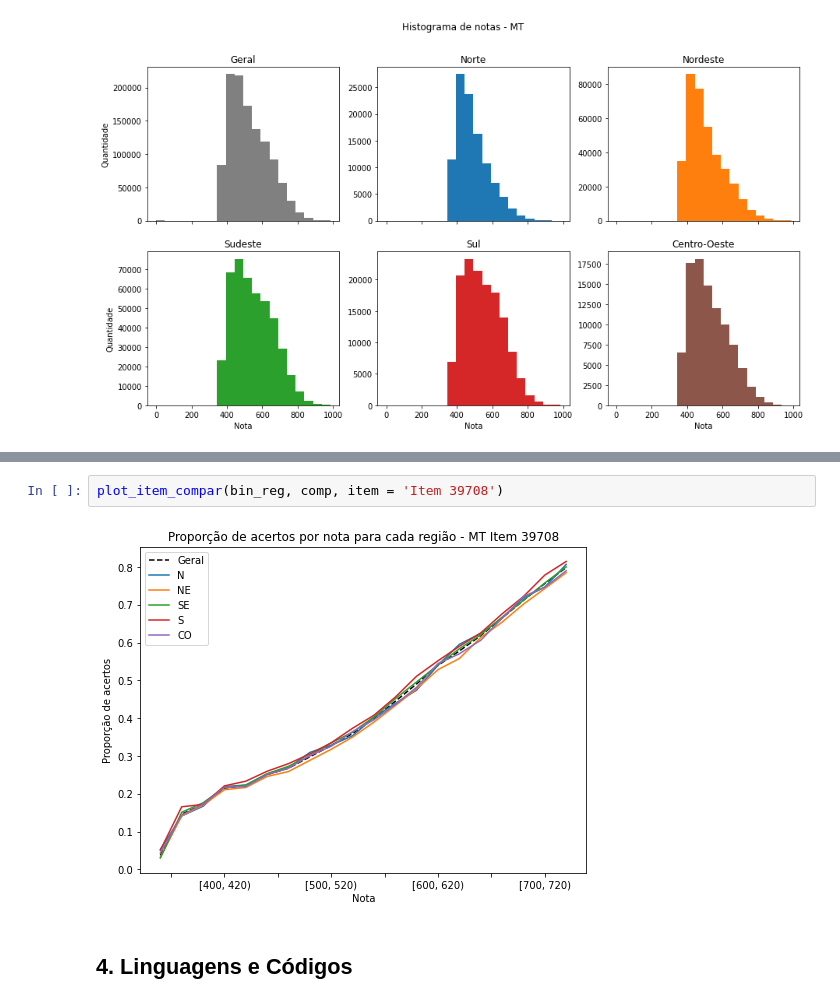
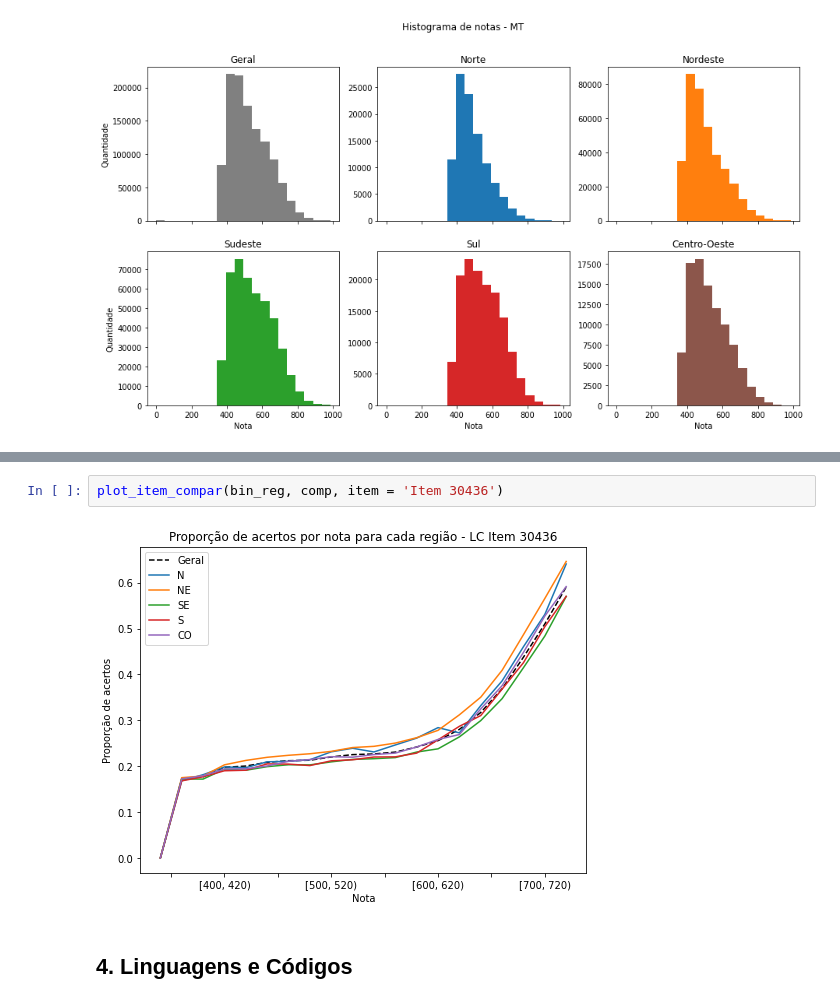
Before and after one commit to viguardieiro/ENEM_TRI, a Jupyter notebook: Notebooks/Compare Regions ENEM 2019.ipynb, the cells around one changed output, grey strips where cells are left out. Saved outputs shown, nothing was run; the diff lists cells and outputs as text.

```diff
--- a/Notebooks/Compare Regions ENEM 2019.ipynb
+++ b/Notebooks/Compare Regions ENEM 2019.ipynb
@@ -213,8 +213,8 @@ Item 39708     0.266079
 dtype: float64
 # %%
-plot_item_compar(bin_reg, comp, item = 'Item 39708')
+plot_item_compar(bin_reg, comp, item = 'Item 30436')
 # %% [output]
-[figure, old version]
+[figure, new version]
 # %% [markdown]
 ## 4. Linguagens e Códigos
 # %%
```
Also changed, not shown: parts of 38 cells of this notebook.
